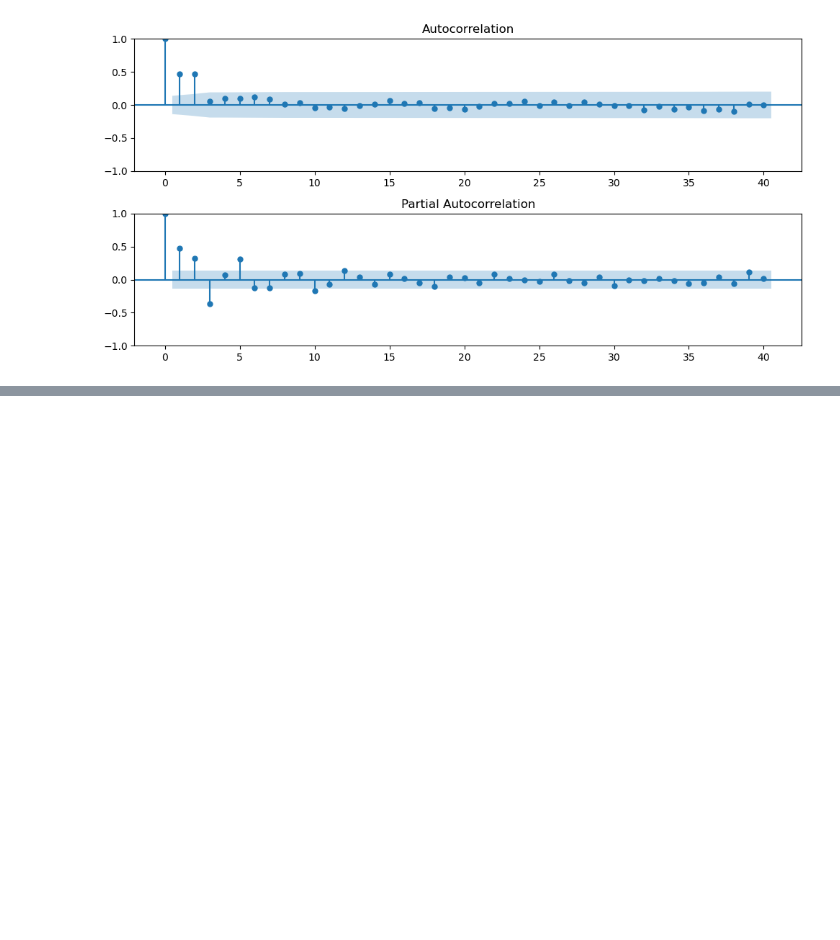
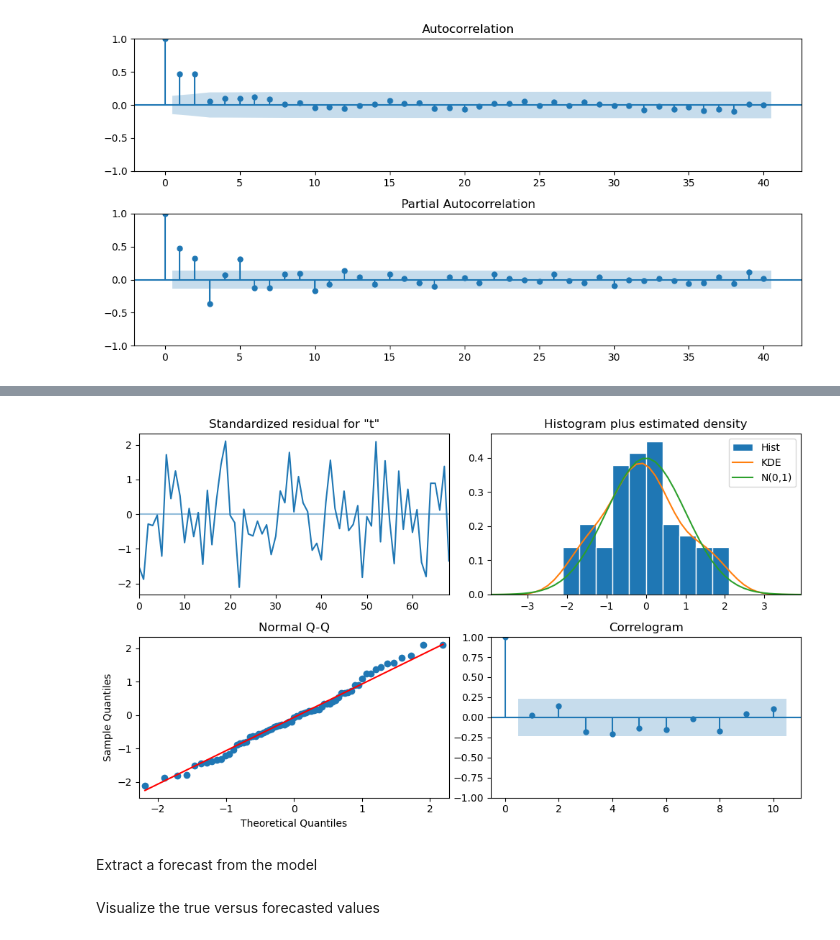
Before and after one commit to eyaGONGI/MA-RA-ARMA-Models, a Jupyter notebook: MA-RA-ARMA-Models.ipynb, the cells around one changed output, grey strips where cells are left out. Cells and saved outputs as stored; diff of their text form; code cells hidden in the pictures; blank space fills up the shorter version.

```diff
--- a/MA-RA-ARMA-Models.ipynb
+++ b/MA-RA-ARMA-Models.ipynb
@@ -223,0 +252,5 @@ plot_acf_pacf(ts_6)
+# %%
+p=1
+d=1
+q=1
+arima_model = tsa.ARIMA(train, order=(p,d,q)).fit()
@@ -223,0 +280,10 @@ plot_acf_pacf(ts_6)
+# %%
+fig = arima_model.plot_diagnostics()
+fig.set_size_inches(10,6)
+fig.tight_layout()
+# %% [output]
+[figure, added]
+# %% [markdown]
+Extract a forecast from the model
+# %% [markdown]
+Visualize the true versus forecasted values
```
Also changed, not shown: parts of 19 cells of this notebook.
